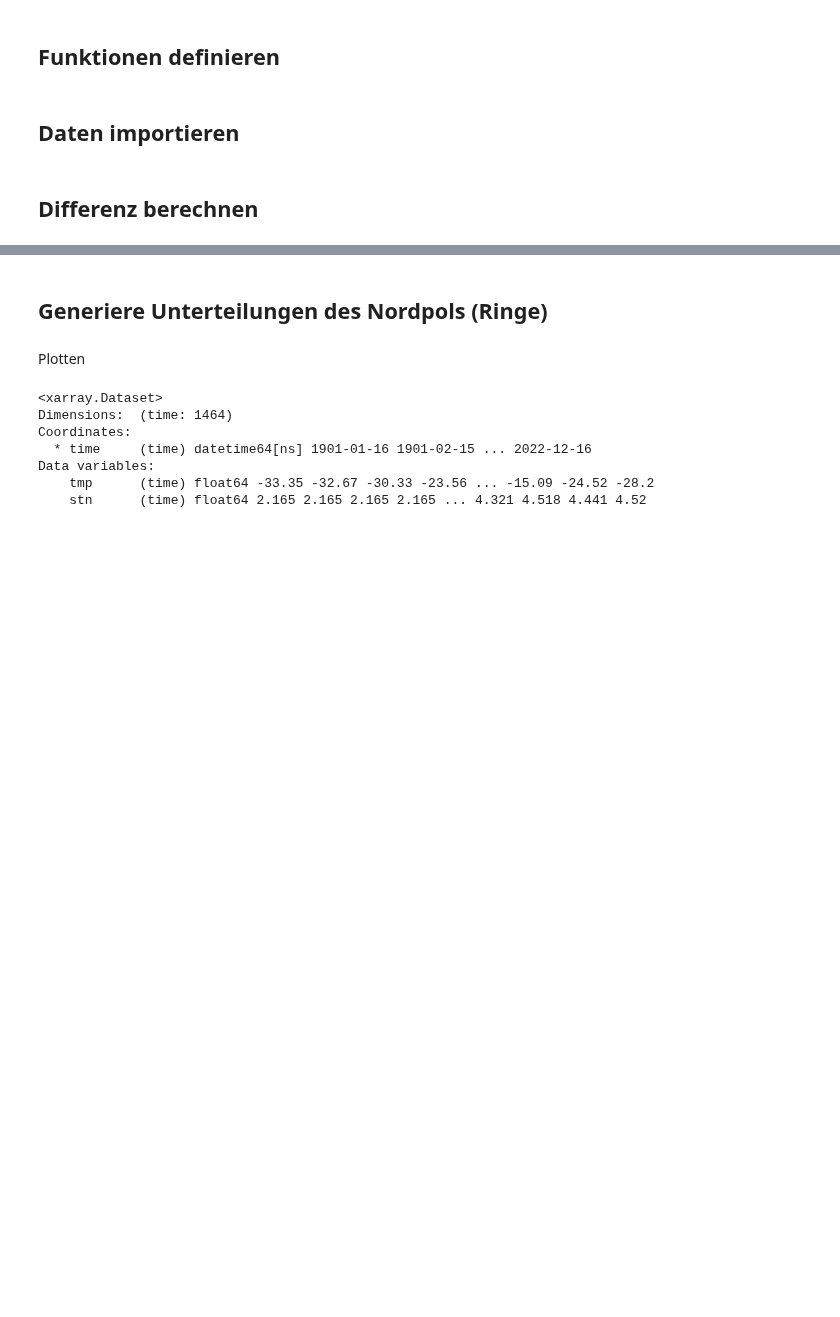
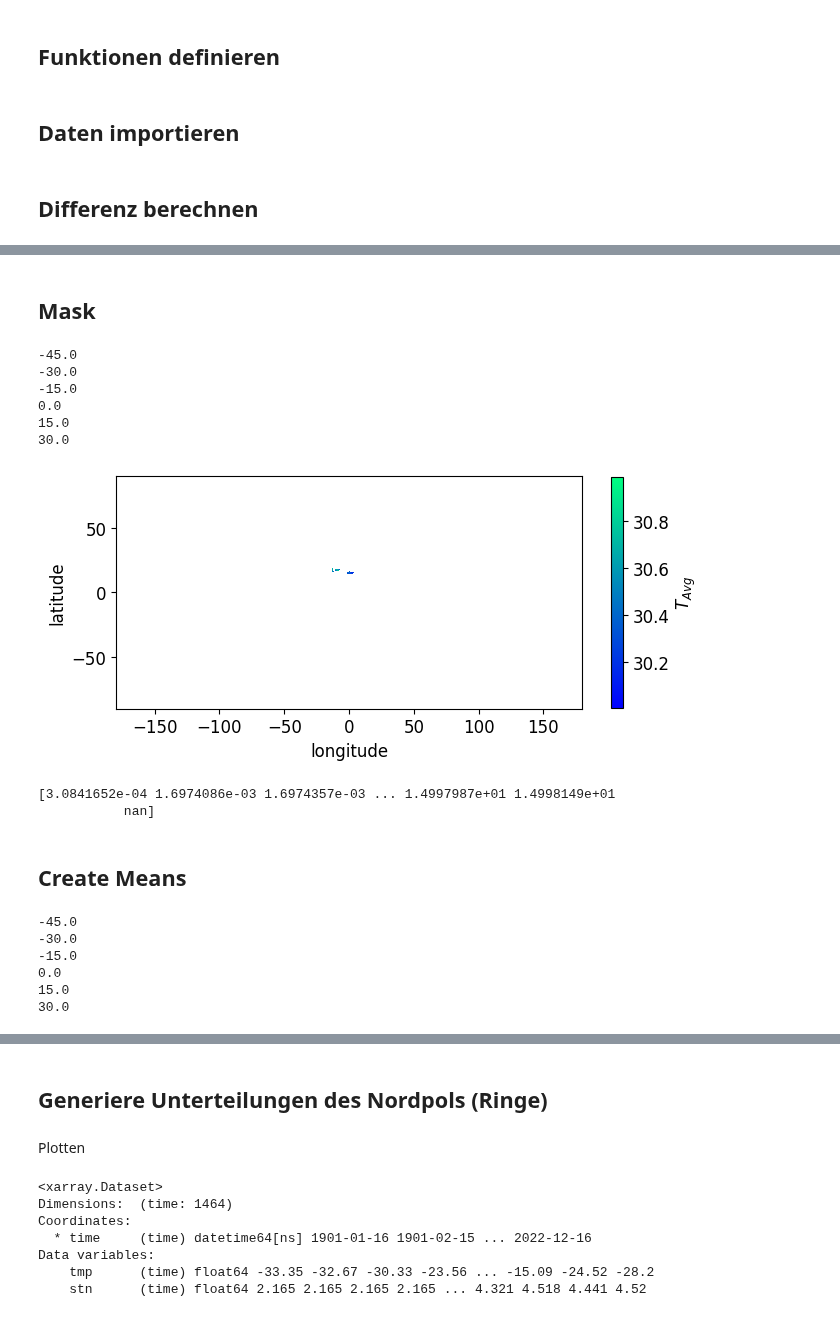
Before and after one commit to LeoausderDose/Praktikum_AWI, a Jupyter notebook: Bilder/Binned_Trends/Binned_Trends.ipynb, the cells around one changed output, grey strips where cells are left out. Saved outputs shown, nothing was run; the diff lists cells and outputs as text; code cells hidden in the pictures; blank space fills up the shorter version.

```diff
--- a/Bilder/Binned_Trends/Binned_Trends.ipynb
+++ b/Bilder/Binned_Trends/Binned_Trends.ipynb
@@ -55,0 +87,15 @@ TAvg_Lat = TAvg.sel(lat = slice(70,84)).mean('lon')
+# %%
+d = 15  # Adjust this value to your desired interval length
+
+# Create bins for the 'x' values
+TAvg_time_bin = ((TAvg_time// d) * d).copy()
+
+TAvg_time_bin = TAvg_time_bin.rename('bin')
+
+TAvg_time_combined = xr.merge([TAvg_time, TAvg_time_bin])
+
+print(TAvg_time_combined)
+
+unique_bins = xr.DataArray(np.unique(TAvg_time_combined['bin']), dims='bin', name='unique_bins')[:-1]
+
+unique_bins
@@ -55,0 +114,58 @@ TAvg_Lat = TAvg.sel(lat = slice(70,84)).mean('lon')
+# %% [markdown]
+## Mask
+# %%
+# TAvg_mask_dict = {}
+# for i in unique_bins:
+#     TAvg_mask_dict = TAvg_mask_dict + {str(i): (TAvg_time_combined[bin] == i)}
+
+TAvg_mask_dict = {}
+for i in list(unique_bins.values):
+    TAvg_mask_dict[str(i)] = (TAvg_time_combined.bin == i)
+    print(str(i))
+# %% [output]
+-45.0
+-30.0
+-15.0
+0.0
+15.0
+30.0
+# %%
+TAvg_mask_dict
+
+
+x_coords = TAvg_time.where(TAvg_mask_dict['0.0']).coords['lon'].values  # Replace 'your_x_coordinate' with the actual coordinate name
+y_coords = TAvg_time.where(TAvg_mask_dict['0.0']).coords['lat'].values  # Replace 'your_y_coordinate' with the actual coordinate name
+
+
+# Create a heatmap using Matplotlib
+plt.figure(figsize=(17/2.46, 5.5))
+heatmap = plt.imshow(TAvg_time.where(TAvg_mask_dict['30.0']), cmap='winter', origin='lower', extent=[x_coords.min(), x_coords.max(), y_coords.min(), y_coords.max()])
+
+cbar = plt.colorbar(heatmap, shrink=0.45, label='$T_{Avg}$')
+#plt.title('$T_{Avg}$')
+plt.xlabel('longitude')
+plt.ylabel('latitude')
+
+plt.tight_layout()
+plt.show()
+
+print(np.unique(TAvg_time.where(TAvg_mask_dict['0.0'])))
+# %% [output]
+[figure, added]
+[3.0841652e-04 1.6974086e-03 1.6974357e-03 ... 1.4997987e+01 1.4998149e+01
+           nan]
+# %% [markdown]
+## Create Means
+# %%
+DTR_binned_timeseries = {}
+
+for i in list(unique_bins.values):
+    TAvg_binned_timeseries[str(i)] = DTR.where(TAvg_mask_dict[str(i)]).mean(dim=['lat', 'lon'])
+    print(str(i))
+# %% [output]
+-45.0
+-30.0
+-15.0
+0.0
+15.0
+30.0
```
Also changed, not shown: parts of 8 cells of this notebook.
